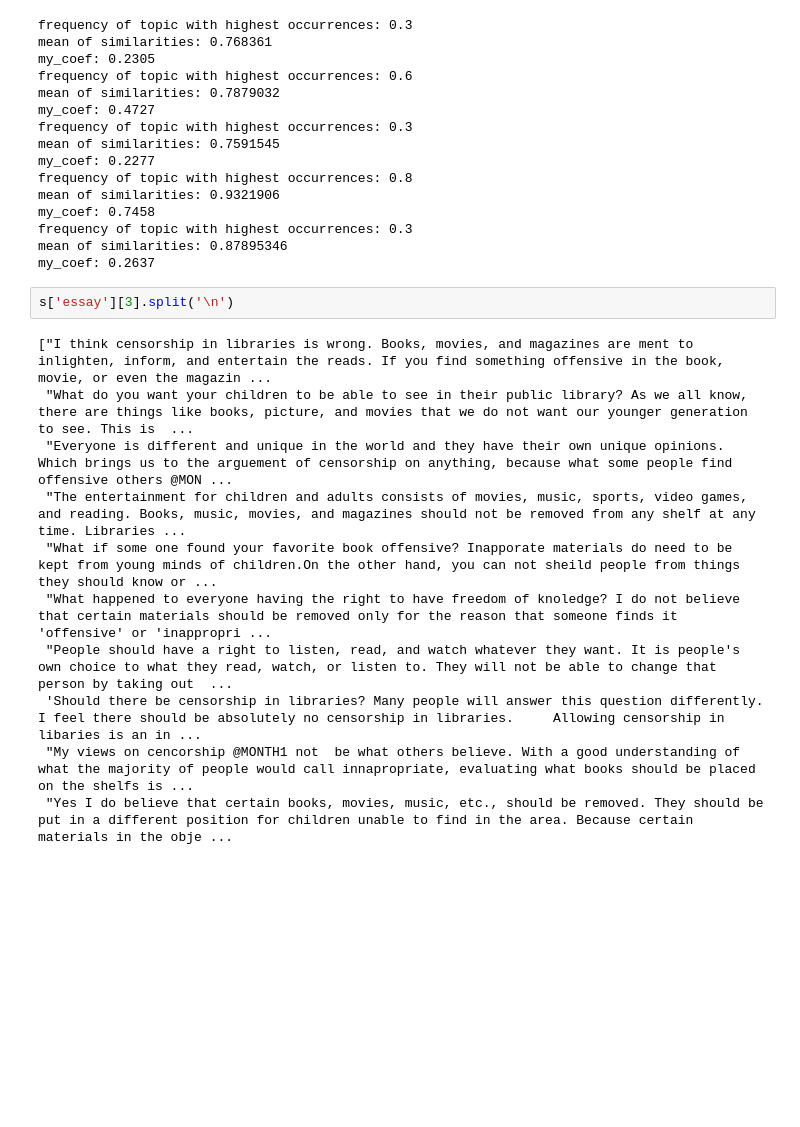
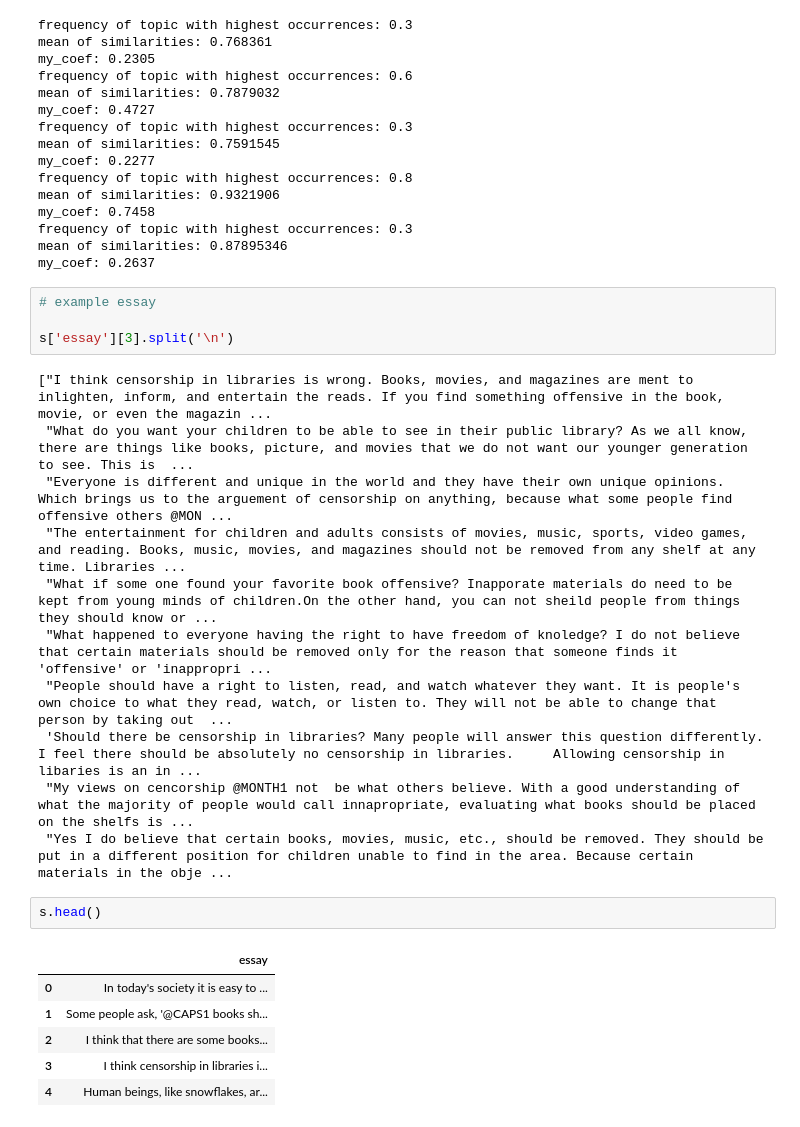
Before and after one commit to maxemileffort/paper-grading-assistant, a Jupyter notebook: notebooks/3-topic_modeling.ipynb, the cells around one changed output. Drawn from its saved outputs; the diff is of its cells as text; blank space fills up the shorter version.

```diff
--- a/notebooks/3-topic_modeling.ipynb
+++ b/notebooks/3-topic_modeling.ipynb
@@ -533,6 +528,8 @@ frequency of topic with highest occurrences: 0.3
 mean of similarities: 0.87895346
 my_coef: 0.2637
 # %%
+# example essay
+
 s['essay'][3].split('\n')
 # %% [output]
 ["I think censorship in libraries is wrong. Books, movies, and magazines are ment to inlighten, inform, and entertain the reads. If you find something offensive in the book, movie, or even the magazin ...
@@ -545,3 +542,12 @@ s['essay'][3].split('\n')
  'Should there be censorship in libraries? Many people will answer this question differently. I feel there should be absolutely no censorship in libraries.     Allowing censorship in libaries is an in ...
  "My views on cencorship @MONTH1 not  be what others believe. With a good understanding of what the majority of people would call innapropriate, evaluating what books should be placed on the shelfs is ...
  "Yes I do believe that certain books, movies, music, etc., should be removed. They should be put in a different position for children unable to find in the area. Because certain materials in the obje ...
+# %%
+s.head()
+# %% [output]
+|  | essay |
+| 0 | In today's society it is easy to ... |
+| 1 | Some people ask, '@CAPS1 books sh... |
+| 2 | I think that there are some books... |
+| 3 | I think censorship in libraries i... |
+| 4 | Human beings, like snowflakes, ar... |
```
Also changed, not shown: parts of 6 cells of this notebook.
